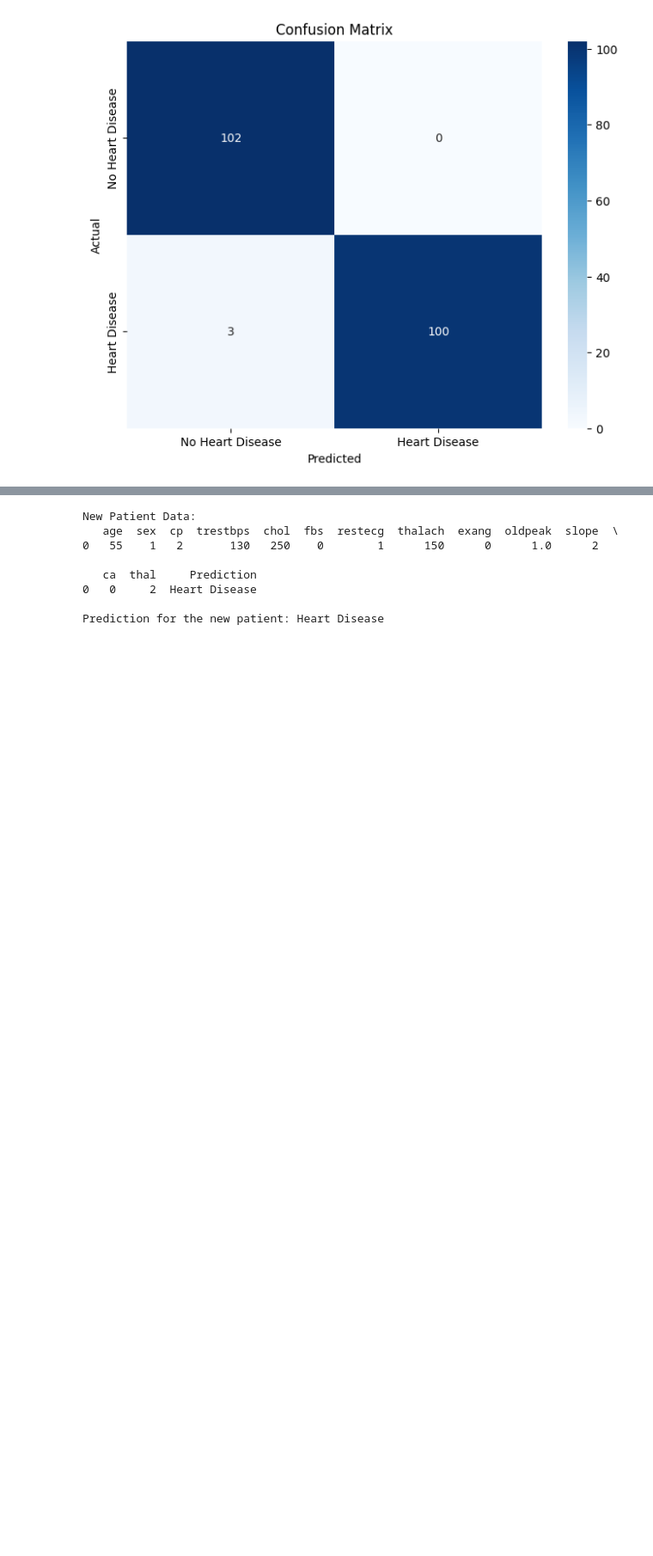
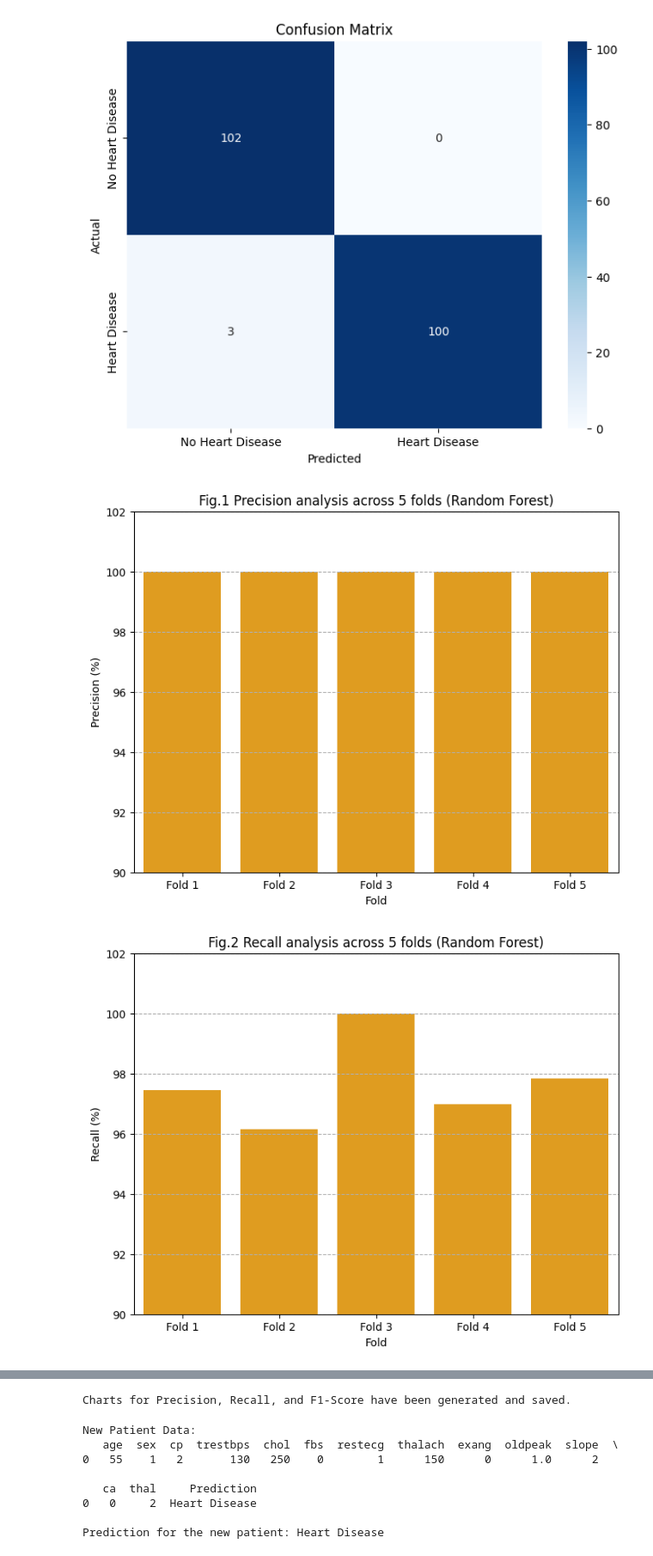
Before and after one commit to Sudhaganisrinidhi/B_20_1342, a Jupyter notebook: random_forest(heart_prediction).ipynb, the cells around one changed output, grey strips where cells are left out. Shown at 86% size. Drawn from its saved outputs; the diff is of its cells as text; code cells hidden in the pictures; blank space fills up the shorter version.

```diff
--- a/random_forest(heart_prediction).ipynb
+++ b/random_forest(heart_prediction).ipynb
@@ -56,3 +60,54 @@ Confusion Matrix:
 [[102   0]
  [  3 100]]
 [figure]
+# %%
+import pandas as pd
+import matplotlib.pyplot as plt
+import seaborn as sns
+data = {
+    'Fold': ['Fold 1', 'Fold 2', 'Fold 3', 'Fold 4', 'Fold 5'],
+    'Recall (%)': [97.44, 96.15, 100.00, 96.97, 97.83],
+    'Precision (%)': [100.00, 100.00, 100.00, 100.00, 100.00],
+    'F1-Score (%)': [98.70, 98.04, 100.00, 98.46, 98.90]
+}
+df_performance = pd.DataFrame(data)
+def plot_metric(df, metric_col, title, filename):
+    """Generates and saves a bar chart for a single performance metric."""
+    plt.figure(figsize=(8, 6))
+    sns.barplot(x='Fold', y=metric_col, data=df, color='orange')
+    plt.ylim(90, 102)
+    plt.ylabel(metric_col)
+    plt.title(title)
+
+    plt.grid(axis='y', linestyle='--')
+    plt.savefig(filename, bbox_inches='tight')
+    plt.show()
+
+# Fig. 1: Precision analysis across 5 folds
+plot_metric(
+    df_performance,
+    'Precision (%)',
+    'Fig.1 Precision analysis across 5 folds (Random Forest)',
+    'Fig1_Precision_Analysis.png'
+)
+
+# Fig. 2: Recall analysis across 5 folds
+plot_metric(
+    df_performance,
+    'Recall (%)',
+    'Fig.2 Recall analysis across 5 folds (Random Forest)',
+    'Fig2_Recall_Analysis.png'
+)
+
+# Fig. 3: F1-Score analysis across 5 folds
+plot_metric(
+    df_performance,
+    'F1-Score (%)',
+    'Fig.3 F1-Score analysis across 5 folds (Random Forest)',
+    'Fig3_F1_Score_Analysis.png'
+)
+
+print("Charts for Precision, Recall, and F1-Score have been generated and saved.")
+# %% [output]
+[figure, added]
+[figure, added]
@@ -59,3 +115,4 @@ Confusion Matrix:
+Charts for Precision, Recall, and F1-Score have been generated and saved.
 # %%
 # Create new patient data for prediction
 new_patient_data = {
```
Also changed, not shown: parts of 2 cells of this notebook.
